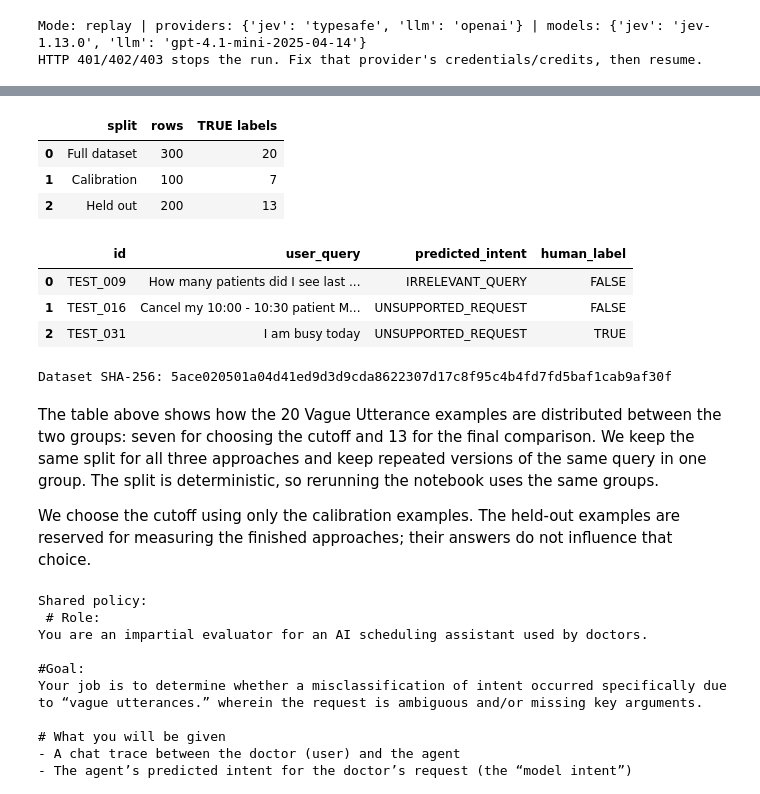
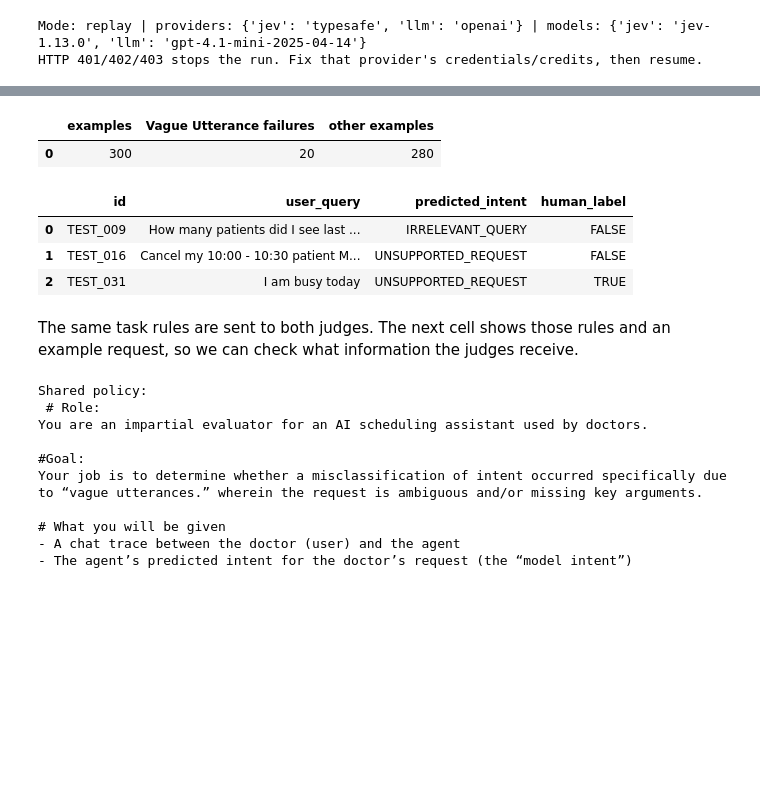
Before and after one commit to The-Gen-Academy/Mastering-Agentic-AI-Week4-Session1, a Jupyter notebook: AI-Evals-Principles/routing_agent_evals/llm_as_judge.ipynb, the cells around one changed output, grey strips where cells are left out. Drawn from its saved outputs; the diff is of its cells as text; code cells hidden in the pictures; blank space fills up the shorter version.

```diff
--- a/AI-Evals-Principles/routing_agent_evals/llm_as_judge.ipynb
+++ b/AI-Evals-Principles/routing_agent_evals/llm_as_judge.ipynb
@@ -163,32 +154,19 @@ test examples so their results are directly comparable with the Jev-first approa
 # %%
 rows = load_dataset(LAB / "data")
-calibration, heldout = split_dataset(rows)
-assert set(r["id"] for r in calibration).isdisjoint(r["id"] for r in heldout)
-display(pd.DataFrame([{"split": name, "rows": len(part),
-                       "TRUE labels": sum(r["human_label"] == "TRUE" for r in part)}
-                      for name, part in [("Full dataset", rows), ("Calibration", calibration),
-                                         ("Held out", heldout)]]))
+display(pd.DataFrame([{"examples": len(rows),
+                       "Vague Utterance failures": sum(r["human_label"] == "TRUE" for r in rows),
+                       "other examples": sum(r["human_label"] == "FALSE" for r in rows)}]))
 display(pd.DataFrame(rows[:3])[["id", "user_query", "predicted_intent", "human_label"]])
-print("Dataset SHA-256:", digest(rows))
 # %% [output]
-|  | split | rows | TRUE labels |
-| 0 | Full dataset | 300 | 20 |
-| 1 | Calibration | 100 | 7 |
-| 2 | Held out | 200 | 13 |
+|  | examples | Vague Utterance failures | other examples |
+| 0 | 300 | 20 | 280 |
 |  | id | user_query | predicted_intent | human_label |
 | 0 | TEST_009 | How many patients did I see last ... | IRRELEVANT_QUERY | FALSE |
 | 1 | TEST_016 | Cancel my 10:00 - 10:30 patient M... | UNSUPPORTED_REQUEST | FALSE |
 | 2 | TEST_031 | I am busy today | UNSUPPORTED_REQUEST | TRUE |
-Dataset SHA-256: 5ace020501a04d41ed9d3d9cda8622307d17c8f95c4b4fd7fd5baf1cab9af30f
 # %% [markdown]
-The table above shows how the 20 Vague Utterance examples are distributed between the
-two groups: seven for choosing the cutoff and 13 for the final comparison. We keep the
-same split for all three approaches and keep repeated versions of the same query in one
-group. The split is deterministic, so rerunning the notebook uses the same groups.
-
-We choose the cutoff using only the calibration examples. The held-out examples are
-reserved for measuring the finished approaches; their answers do not influence that
-choice.
+The same task rules are sent to both judges. The next cell shows those rules and an
+example request, so we can check what information the judges receive.
 # %%
 print("Shared policy:\n", POLICY)
 display(pd.DataFrame([{"decision": label, "definition": text} for label, text in CRITERIA.items()]))
```
Also changed, not shown: parts of 17 cells of this notebook, 4 other files.
